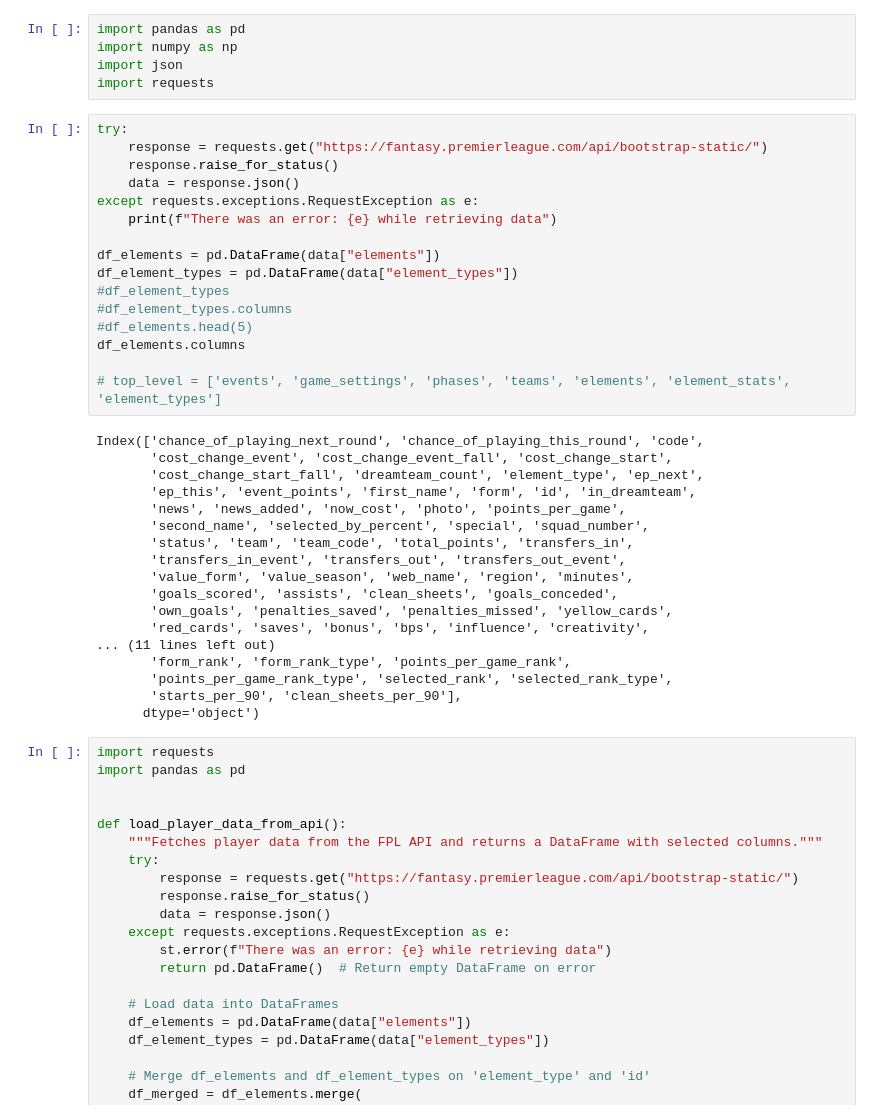
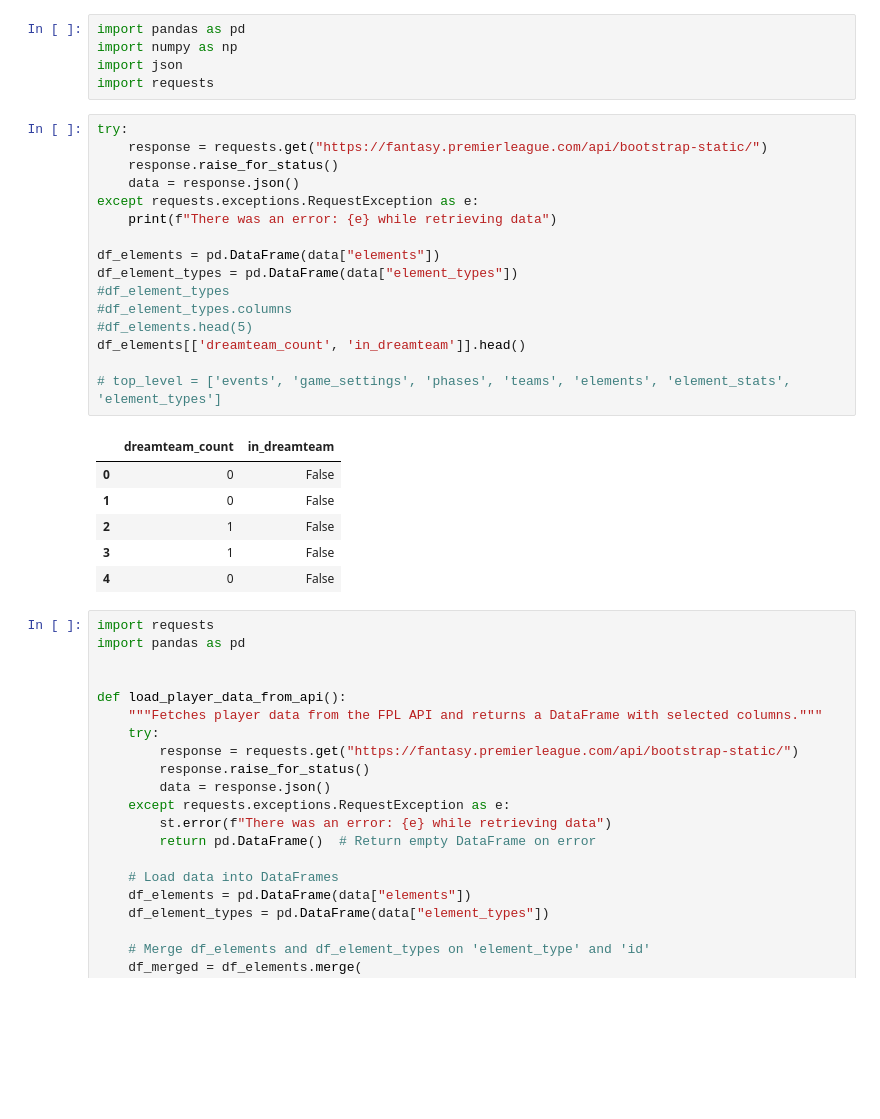
Before and after one commit to nmannheimer/data511, a Jupyter notebook: Fantasy League.ipynb, the cells around one changed output. Saved outputs shown, nothing was run; the diff lists cells and outputs as text; blank space fills up the shorter version.

```diff
--- a/Fantasy League.ipynb
+++ b/Fantasy League.ipynb
@@ -6,37 +6,26 @@ import requests
 # %%
 try:
     response = requests.get("https://fantasy.premierleague.com/api/bootstrap-static/")
     response.raise_for_status()
     data = response.json()
 except requests.exceptions.RequestException as e:
     print(f"There was an error: {e} while retrieving data")
 
 df_elements = pd.DataFrame(data["elements"])
 df_element_types = pd.DataFrame(data["element_types"])
 #df_element_types
 #df_element_types.columns
 #df_elements.head(5)
-df_elements.columns
+df_elements[['dreamteam_count', 'in_dreamteam']].head()
 
 # top_level = ['events', 'game_settings', 'phases', 'teams', 'elements', 'element_stats', 'element_types']
 # %% [output]
-Index(['chance_of_playing_next_round', 'chance_of_playing_this_round', 'code',
-       'cost_change_event', 'cost_change_event_fall', 'cost_change_start',
-       'cost_change_start_fall', 'dreamteam_count', 'element_type', 'ep_next',
-       'ep_this', 'event_points', 'first_name', 'form', 'id', 'in_dreamteam',
-       'news', 'news_added', 'now_cost', 'photo', 'points_per_game',
-       'second_name', 'selected_by_percent', 'special', 'squad_number',
-       'status', 'team', 'team_code', 'total_points', 'transfers_in',
-       'transfers_in_event', 'transfers_out', 'transfers_out_event',
-       'value_form', 'value_season', 'web_name', 'region', 'minutes',
-       'goals_scored', 'assists', 'clean_sheets', 'goals_conceded',
-       'own_goals', 'penalties_saved', 'penalties_missed', 'yellow_cards',
-       'red_cards', 'saves', 'bonus', 'bps', 'influence', 'creativity',
-... (11 lines left out)
-       'form_rank', 'form_rank_type', 'points_per_game_rank',
-       'points_per_game_rank_type', 'selected_rank', 'selected_rank_type',
-       'starts_per_90', 'clean_sheets_per_90'],
-      dtype='object')
+|  | dreamteam_count | in_dreamteam |
+| 0 | 0 | False |
+| 1 | 0 | False |
+| 2 | 1 | False |
+| 3 | 1 | False |
+| 4 | 0 | False |
 # %%
 import requests
 import pandas as pd
```
Also changed, not shown: 2 other files.
